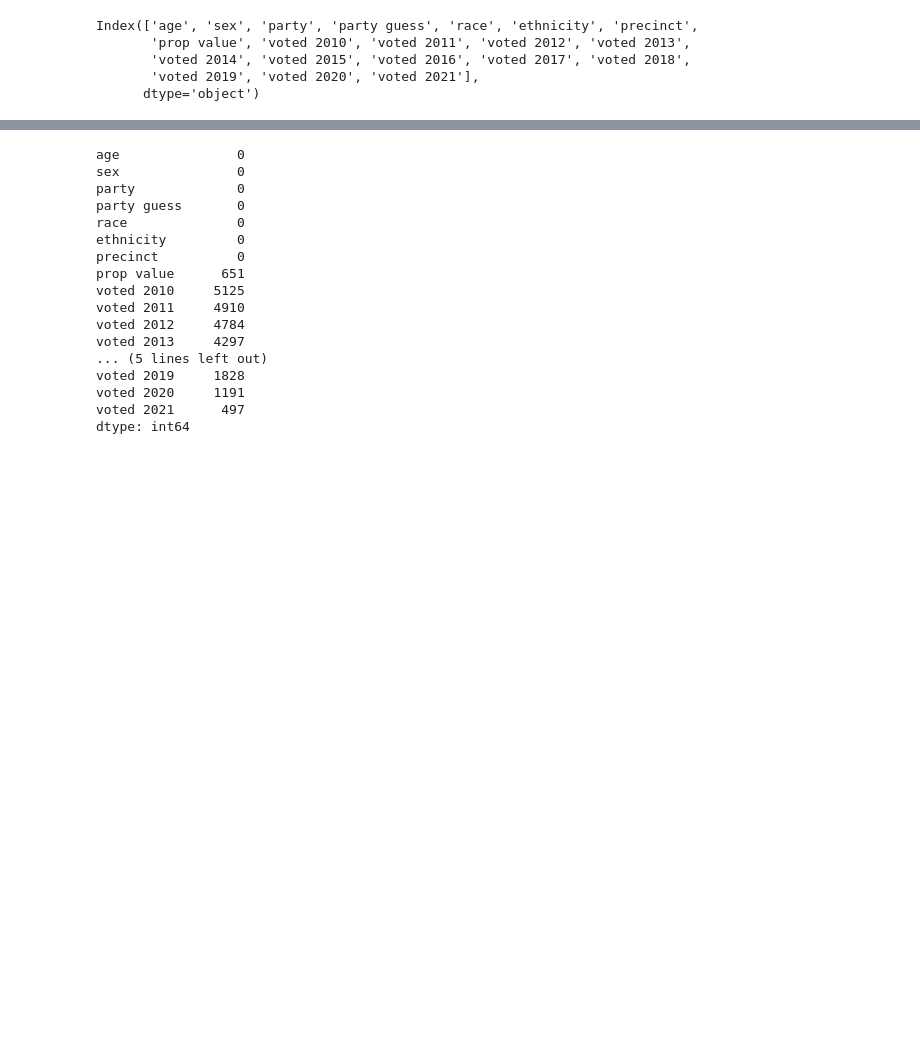
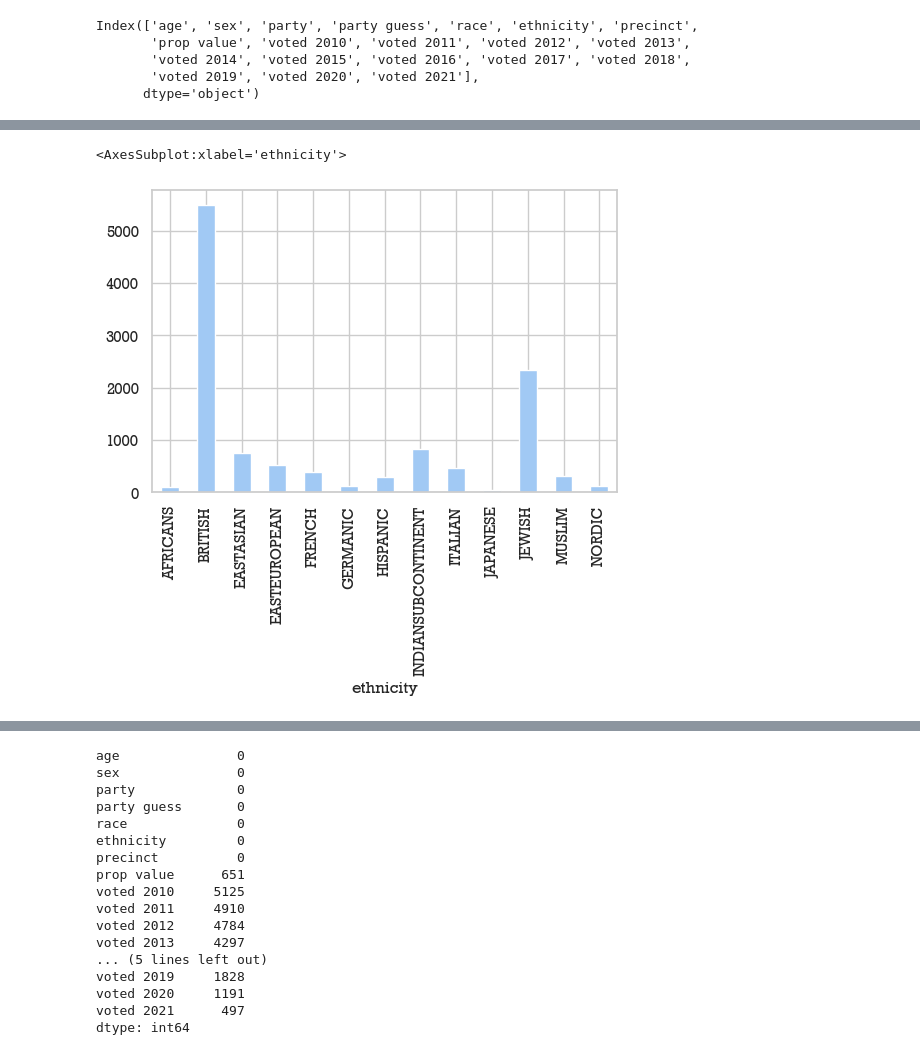
Before and after one commit to lajos/predict-voter-propensity-linear, a Jupyter notebook: a quick look at the data.ipynb, the cells around one changed output, grey strips where cells are left out. Saved outputs shown, nothing was run; the diff lists cells and outputs as text; code cells hidden in the pictures; blank space fills up the shorter version.

```diff
--- a/a quick look at the data.ipynb
+++ b/a quick look at the data.ipynb
@@ -81,0 +89,7 @@ voted 2021 - type:object values:[False, True]
+# %%
+sns.set_theme()
+sns.set(style="whitegrid", palette='pastel',font="Rockwell")
+df[['ethnicity','age']].groupby('ethnicity').describe()['age','count'].plot(kind='bar')
+# %% [output]
+<AxesSubplot:xlabel='ethnicity'>
+[figure, added]
```
Also changed, not shown: parts of 7 cells of this notebook, 1 other file.
